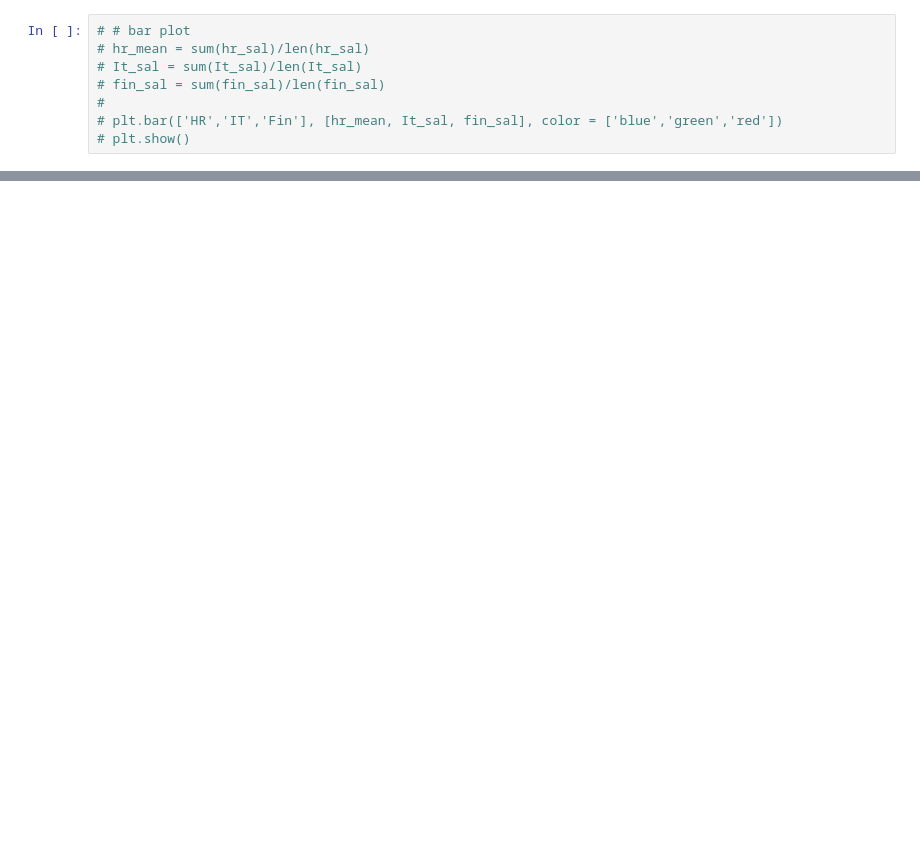
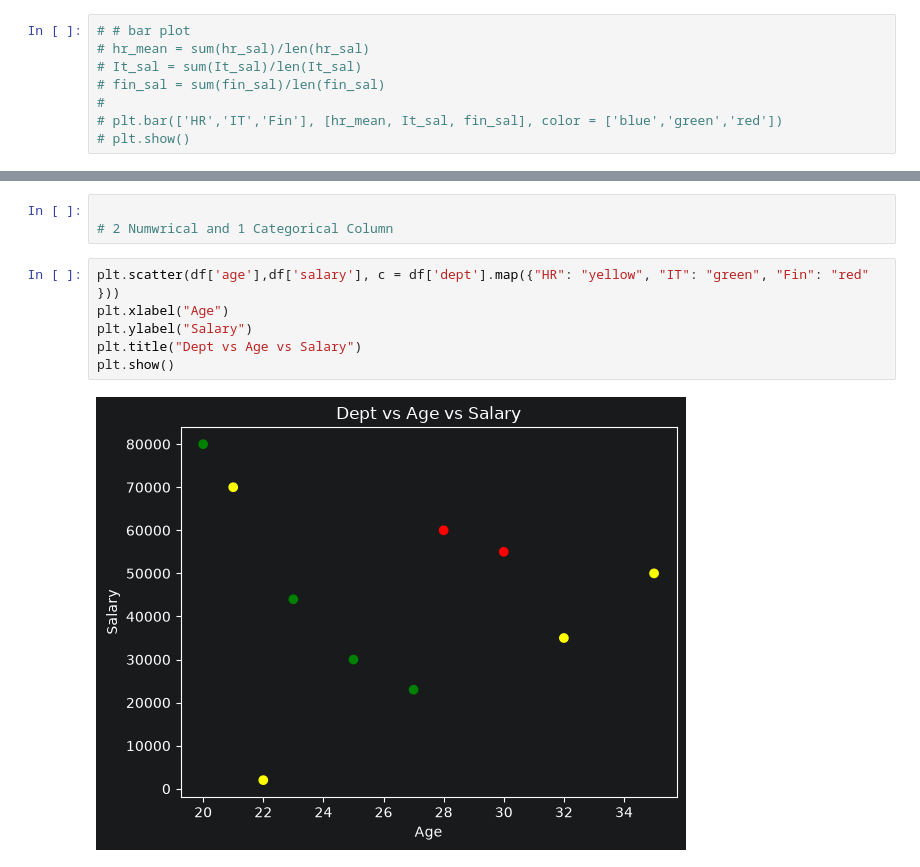
Before and after one commit to Rajwardhan1807/MachineLearning, a Jupyter notebook: MatplotLib/tut.ipynb, the cells around one changed output, grey strips where cells are left out. Drawn from its saved outputs; the diff is of its cells as text; blank space fills up the shorter version.

```diff
--- a/MatplotLib/tut.ipynb
+++ b/MatplotLib/tut.ipynb
@@ -220,0 +247,11 @@ plt.pie(salary_by_dept, autopct="%1.1f", labels=salary_by_dept.index)
+# %%
+
+# 2 Numwrical and 1 Categorical Column
+# %%
+plt.scatter(df['age'],df['salary'], c = df['dept'].map({"HR": "yellow", "IT": "green", "Fin": "red" }))
+plt.xlabel("Age")
+plt.ylabel("Salary")
+plt.title("Dept vs Age vs Salary")
+plt.show()
+# %% [output]
+[figure, added]
```
Also changed, not shown: parts of 16 cells of this notebook, 1 other file.
